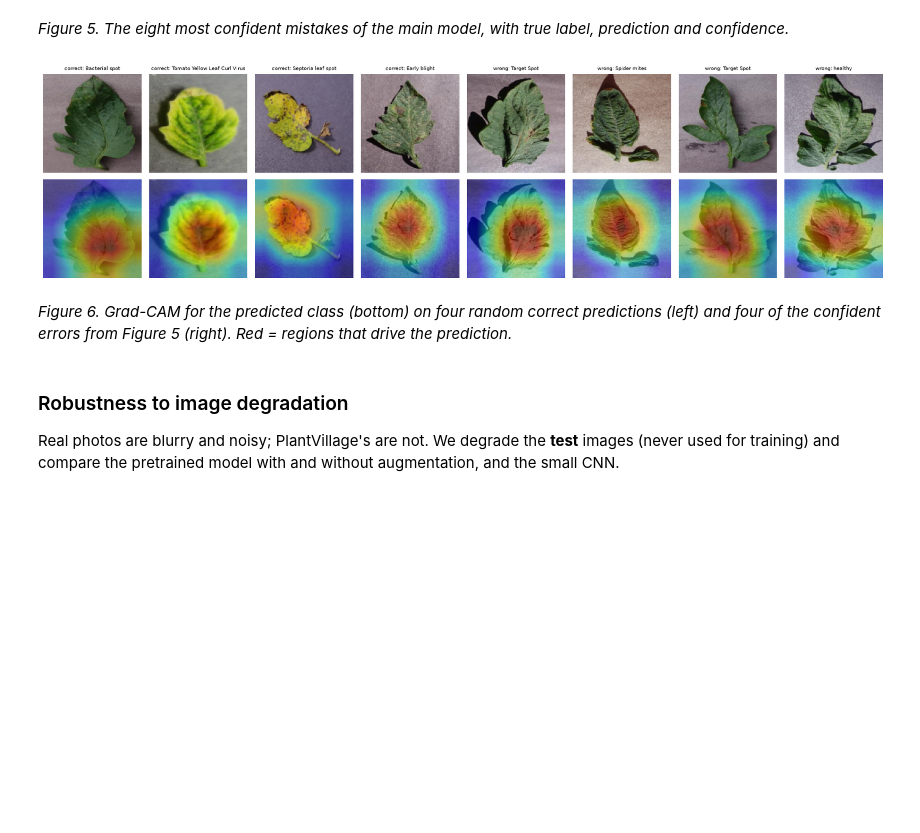
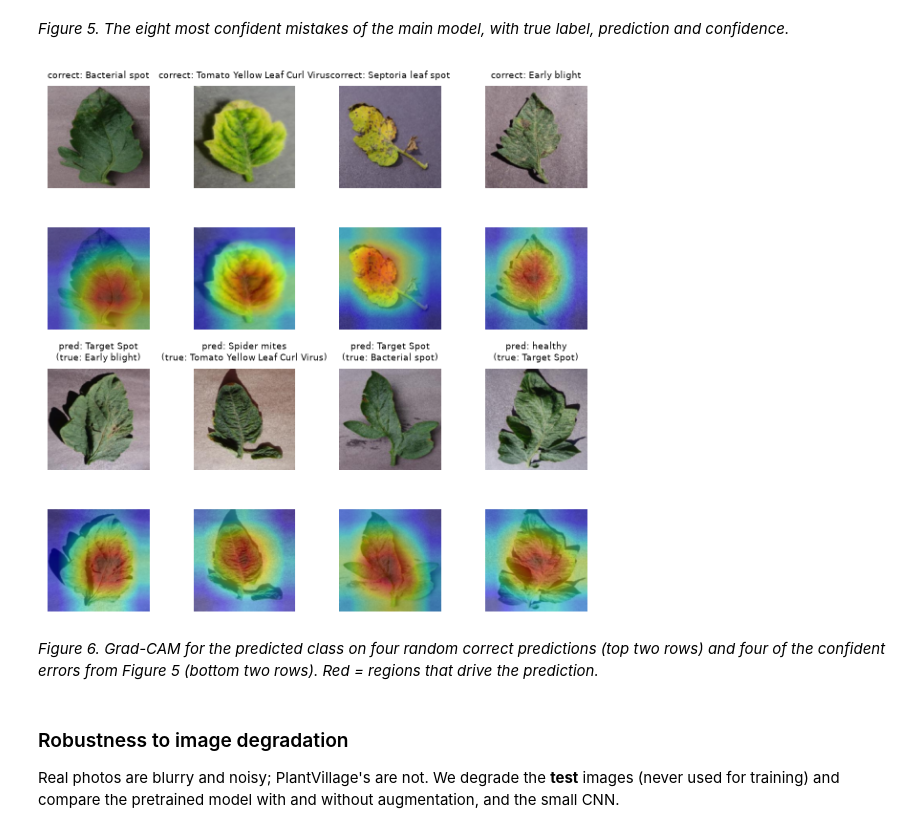
Before and after one commit to Rivier-Computer-Science/FA26-COMP-671-Talluri, a Jupyter notebook: plant_leaf_disease.ipynb, the cells around one changed output. Drawn from its saved outputs; the diff is of its cells as text; code cells hidden in the pictures; blank space fills up the shorter version.

```diff
--- a/plant_leaf_disease.ipynb
+++ b/plant_leaf_disease.ipynb
@@ -451,12 +441,12 @@ table.round(4)
 *Table 1. Validation and held-out test performance of every model (one run each, seed 42). Test numbers are from the
 checkpoint with the best validation macro-F1.*
 # %%
-fig, ax = plt.subplots(1, 2, figsize=(12, 4))
+fig, ax = plt.subplots(1, 2, figsize=(6.5, 2.6))
 for k in RUNS:
     h = pd.DataFrame(results[k]["history"])
     ax[0].plot(h.epoch, h.val_macro_f1, marker="o", ms=3, label=LABEL[k])
     ax[1].plot(h.epoch, h.train_loss, label=LABEL[k], alpha=.8)
-ax[0].set(xlabel="epoch", ylabel="validation macro-F1", title="Validation macro-F1"); ax[0].legend(fontsize=7)
-ax[1].set(xlabel="epoch", ylabel="training loss", title="Training loss"); ax[1].legend(fontsize=7)
-plt.tight_layout(); plt.savefig(FIG / "fig2_curves.png", dpi=150); plt.show()
+ax[0].set(xlabel="epoch", ylabel="validation macro-F1", title="Validation macro-F1"); ax[0].legend(fontsize=5.5)
+ax[1].set(xlabel="epoch", ylabel="training loss", title="Training loss"); ax[1].legend(fontsize=5.5)
+plt.tight_layout(); plt.savefig(FIG / "fig2_curves.png", dpi=220); plt.show()
 # %% [output]
@@ -467,9 +457,9 @@ from-scratch models need many more epochs to catch up.*
 # %%
 labs = [LABEL[k] for k in results]
 f1s = np.array([results[k]["test"]["per_class_f1"] for k in results])
-fig, ax = plt.subplots(figsize=(12, 4.2)); w = 0.8 / len(labs)
+fig, ax = plt.subplots(figsize=(6.5, 3.0)); w = 0.8 / len(labs)
 for i, l in enumerate(labs):
     ax.bar(np.arange(len(SHORT)) + i * w, f1s[i], w, label=l)
 ax.set_xticks(np.arange(len(SHORT)) + 0.4 - w / 2, SHORT, rotation=30, ha="right"); ax.set_ylabel("test F1"); ax.set_ylim(0, 1.05)
-ax.legend(fontsize=7, ncol=2, loc="lower left"); plt.tight_layout(); plt.savefig(FIG / "fig3_per_class_f1.png", dpi=150); plt.show()
+ax.legend(fontsize=5.5, ncol=2, loc="lower left"); plt.tight_layout(); plt.savefig(FIG / "fig3_per_class_f1.png", dpi=220); plt.show()
 # %% [output]
@@ -485,7 +475,7 @@ MAIN = "resnet18_pretrained_aug"
 te = idx["test"]; yt = Y[te]
 probs = np.load(RES / f"{MAIN}_test_probs.npy").astype(np.float32); yp = probs.argmax(1)
 cm = np.array(results[MAIN]["test"]["confusion"])
-fig, ax = plt.subplots(figsize=(7.5, 6.5))
+fig, ax = plt.subplots(figsize=(4.7, 4.1))
 cmn = cm / cm.sum(1, keepdims=True)
 im = ax.imshow(cmn, cmap="Blues", vmin=0, vmax=1)
 ax.set_xticks(range(len(SHORT)), SHORT, rotation=45, ha="right"); ax.set_yticks(range(len(SHORT)), SHORT)
@@ -493,8 +483,8 @@ ax.set_xlabel("predicted"); ax.set_ylabel("true")
 for i in range(len(SHORT)):
     for j in range(len(SHORT)):
         if cmn[i, j] > 0.005:
-            ax.text(j, i, f"{cmn[i, j]:.2f}", ha="center", va="center", fontsize=7, color="white" if cmn[i, j] > .5 else "black")
-fig.colorbar(im, fraction=0.046); plt.tight_layout(); plt.savefig(FIG / "fig4_confusion.png", dpi=150); plt.show()
+            ax.text(j, i, f"{cmn[i, j]:.2f}", ha="center", va="center", fontsize=5.5, color="white" if cmn[i, j] > .5 else "black")
+fig.colorbar(im, fraction=0.046); plt.tight_layout(); plt.savefig(FIG / "fig4_confusion.png", dpi=220); plt.show()
 pairs = [(SHORT[i], SHORT[j], int(cm[i, j]), cm[i, j] / cm[i].sum()) for i in range(len(SHORT)) for j in range(len(SHORT)) if i != j and cm[i, j] > 0]
 pd.DataFrame(sorted(pairs, key=lambda r: -r[2])[:6], columns=["true class", "predicted as", "count", "share of true class"]).round(3)
 # %% [output]
@@ -512,10 +513,10 @@ pd.DataFrame(sorted(pairs, key=lambda r: -r[2])[:6], columns=["true class", "pre
 wrong = np.where(yp != yt)[0]
 conf = probs.max(1)
 worst = wrong[np.argsort(-conf[wrong])][:8]
-fig, axes = plt.subplots(2, 4, figsize=(13, 7))
+fig, axes = plt.subplots(2, 4, figsize=(6.5, 3.9))
 for ax, k in zip(axes.ravel(), worst):
     ax.imshow(X[te[k]]); ax.axis("off")
-    ax.set_title(f"true: {SHORT[yt[k]]}\npred: {SHORT[yp[k]]} ({conf[k]:.2f})", fontsize=9)
-plt.tight_layout(); plt.savefig(FIG / "fig5_worst_errors.png", dpi=150); plt.show()
+    ax.set_title(f"true: {SHORT[yt[k]]}\npred: {SHORT[yp[k]]} ({conf[k]:.2f})", fontsize=6.5)
+plt.tight_layout(); plt.savefig(FIG / "fig5_worst_errors.png", dpi=220); plt.show()
 print(f"{len(wrong)} / {len(te)} test errors; mean confidence on errors {conf[wrong].mean():.2f} vs. correct {conf[yp == yt].mean():.2f}")
 # %% [output]
@@ -526,35 +527,35 @@ print(f"{len(wrong)} / {len(te)} test errors; mean confidence on errors {conf[wr
 # %%
 def gradcam(model, x, target):
     """Grad-CAM on the last residual stage of ResNet-18. x: normalised 1x3xHxW."""
     store = {}
     def fwd(m, i, o):
         store["a"] = o; o.register_hook(lambda g: store.__setitem__("g", g))
     h = model.layer4.register_forward_hook(fwd)
     model.zero_grad(); out = model(x); out[0, target].backward(); h.remove()
     w = store["g"].mean(dim=(2, 3), keepdim=True)
     cam = F.relu((w * store["a"]).sum(1, keepdim=True))
     cam = F.interpolate(cam, size=x.shape[-2:], mode="bilinear", align_corners=False)[0, 0]
     cam = (cam - cam.min()) / (cam.max() - cam.min() + 1e-8)
     return cam.detach().cpu().numpy()
 
 
 net = load_model(MAIN)
 rng = np.random.RandomState(0)
 right = np.where(yp == yt)[0]
 picks = list(rng.choice(right, 4, replace=False)) + list(worst[:4])
-fig, axes = plt.subplots(2, 8, figsize=(17, 4.6))
+fig, axes = plt.subplots(4, 4, figsize=(6.3, 5.9))
 for n, k in enumerate(picks):
+    r, col = (0 if n < 4 else 2), n % 4          # rows 0-1: correct predictions, rows 2-3: confident errors
     x = normalize(to_float(X[te[k]][None]))
     cam = gradcam(net, x, int(yp[k]))
-    axes[0, n].imshow(X[te[k]]); axes[0, n].axis("off")
-    axes[0, n].set_title(("correct: " if yp[k] == yt[k] else "wrong: ") + SHORT[yp[k]], fontsize=7)
-    axes[1, n].imshow(X[te[k]]); axes[1, n].imshow(cam, cmap="jet", alpha=0.45); axes[1, n].axis("off")
-plt.tight_layout(); plt.savefig(FIG / "fig6_gradcam.png", dpi=150); plt.show()
+    title = f"correct: {SHORT[yp[k]]}" if yp[k] == yt[k] else f"pred: {SHORT[yp[k]]}\n(true: {SHORT[yt[k]]})"
+    axes[r, col].imshow(X[te[k]]); axes[r, col].axis("off"); axes[r, col].set_title(title, fontsize=6.5)
+    axes[r + 1, col].imshow(X[te[k]]); axes[r + 1, col].imshow(cam, cmap="jet", alpha=0.45); axes[r + 1, col].axis("off")
+plt.tight_layout(); plt.savefig(FIG / "fig6_gradcam.png", dpi=220); plt.show()
 # %% [output]
-[figure, old version]
+[figure, new version]
 # %% [markdown]
-*Figure 6. Grad-CAM for the predicted class (bottom) on four random correct predictions (left) and four of the confident
-errors from Figure 5 (right). Red = regions that drive the prediction.*
+*Figure 6. Grad-CAM for the predicted class on four random correct predictions (top two rows) and four of the confident errors from Figure 5 (bottom two rows). Red = regions that drive the prediction.*
 # %% [markdown]
 ### Robustness to image degradation
 Real photos are blurry and noisy; PlantVillage's are not. We degrade the **test** images (never used for training) and
```
Also changed, not shown: parts of 18 cells of this notebook, 8 other files.
